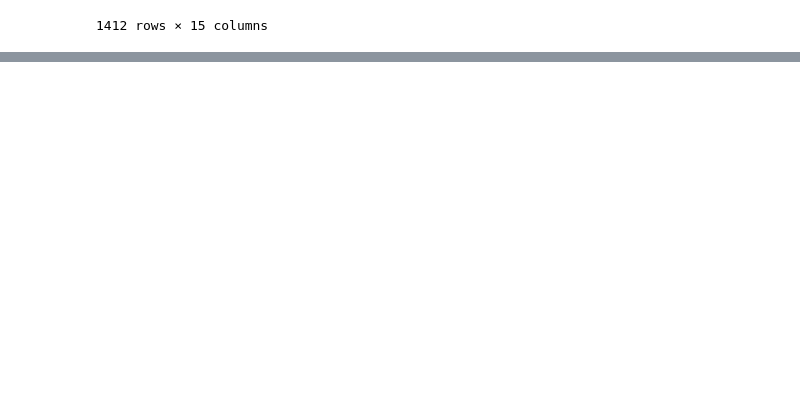
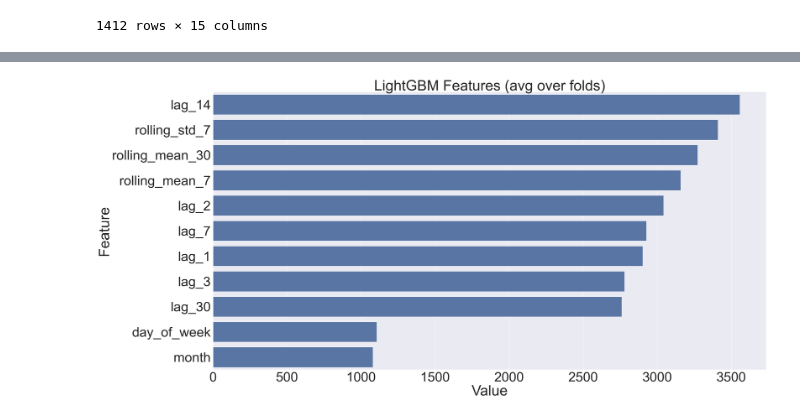
Before and after one commit to guiandradedev/energy-monitor-backend, a Jupyter notebook: ai/cost-predictor/household-exploratory-analysis.ipynb, the cells around one changed output, grey strips where cells are left out. Cells and saved outputs as stored; diff of their text form; code cells hidden in the pictures; blank space fills up the shorter version.

```diff
--- a/ai/cost-predictor/household-exploratory-analysis.ipynb
+++ b/ai/cost-predictor/household-exploratory-analysis.ipynb
@@ -443,5 +477,25 @@ And if memory is not enough, you can set `force_col_wise=true`.
 LGBMRegressor(colsample_bytree=0.8, learning_rate=0.03, n_estimators=1000,
               random_state=42, subsample=0.8)
+# %%
+import matplotlib.pyplot as plt
+import seaborn as sns
+import warnings
+warnings.simplefilter(action='ignore', category=FutureWarning)
+
+def plotImp(model, X , num = 20, fig_size = (40, 20)):
+    feature_imp = pd.DataFrame({'Value':model.feature_importances_,'Feature':X.columns})
+    plt.figure(figsize=fig_size)
+    sns.set(font_scale = 5)
+    sns.barplot(x="Value", y="Feature", data=feature_imp.sort_values(by="Value",
+                                                        ascending=False)[0:num])
+    plt.title('LightGBM Features (avg over folds)')
+    plt.tight_layout()
+    # plt.savefig('lgbm_importances-01.png')
+    plt.show()
+# %%
+plotImp(model, X_train)
+# %% [output]
+[figure, added]
 # %%
 preds = model.predict(X_test)
 # %%
```
Also changed, not shown: parts of 20 cells of this notebook, 4 other files.
